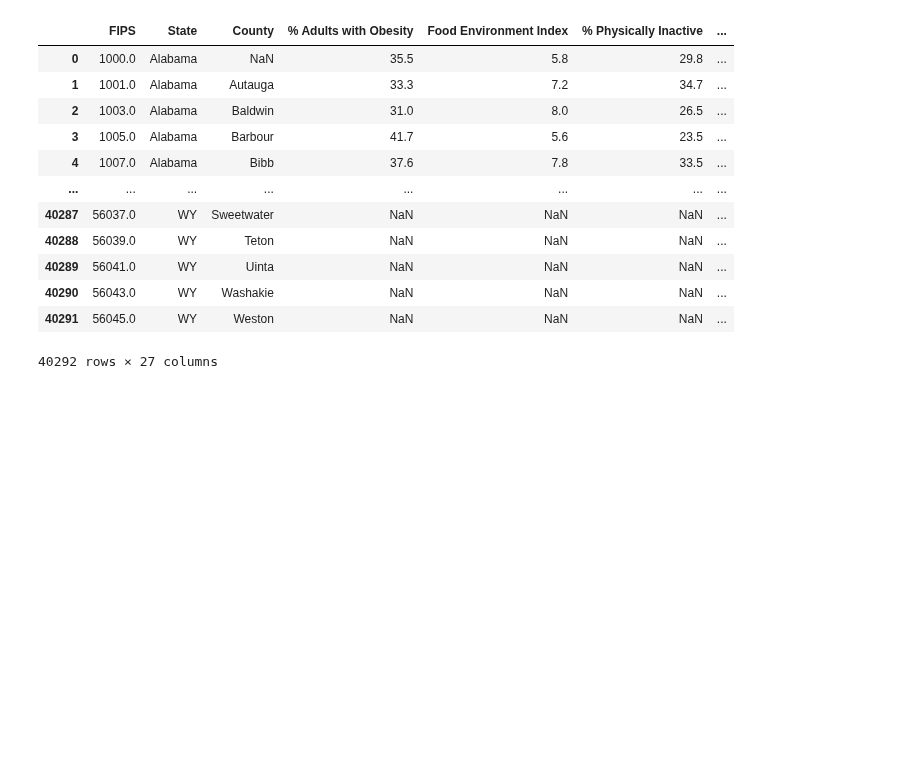
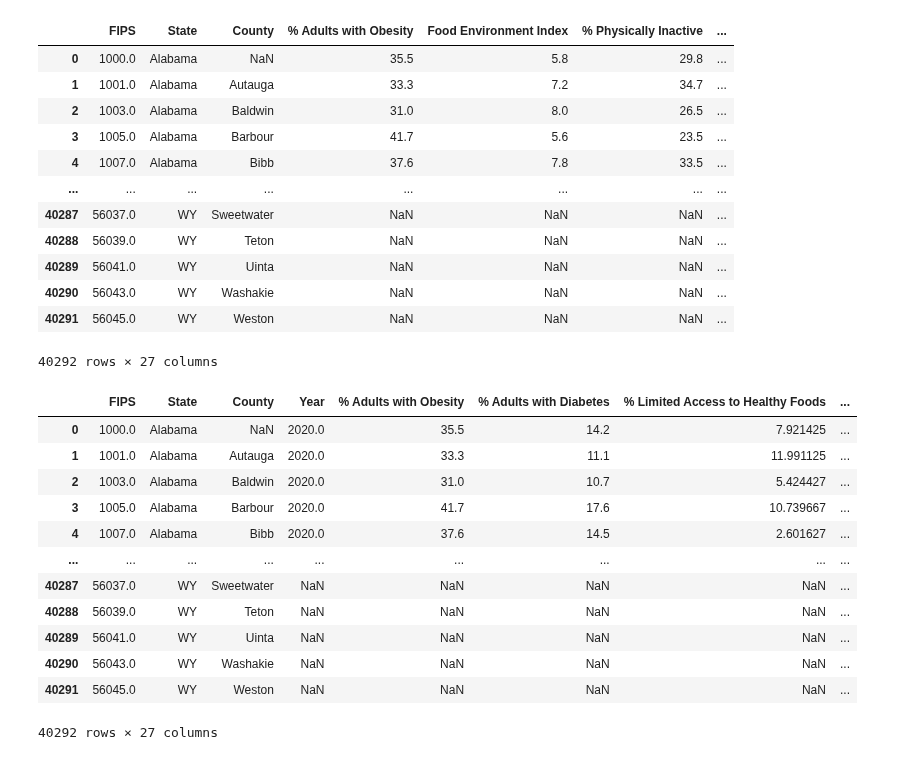
Before and after one commit to Chahnaz-Kbaisi/diet-habits-disease-us, a Jupyter notebook: ETL/Web_Scrape_ETL.ipynb, the cells around one changed output. Saved outputs shown, nothing was run; the diff lists cells and outputs as text; code cells hidden in the pictures; blank space fills up the shorter version.

Commit message:
Logic to rearrange columns in the final dataframe

```diff
--- a/ETL/Web_Scrape_ETL.ipynb
+++ b/ETL/Web_Scrape_ETL.ipynb
@@ -1254,3 +1254,47 @@ final_df
 | 40290 | 56043.0 | WY | Washakie | NaN | NaN | NaN | ... |
 | 40291 | 56045.0 | WY | Weston | NaN | NaN | NaN | ... |
 40292 rows × 27 columns
+# %%
+# Rearrange columns
+final_df = final_df[['FIPS',
+                     'State',
+                     'County',
+                     'Year',
+                     '% Adults with Obesity',
+                     '% Adults with Diabetes',
+                     '% Limited Access to Healthy Foods',
+                     'Food Environment Index',
+                     '% Physically Inactive',
+                     '% With Access to Exercise Opportunities',
+                     '# Primary Care Physicians',
+                     'Primary Care Physicians Rate',
+                     '# Mental Health Providers',
+                     'Mental Health Provider Rate',
+                     'High School Graduation Rate',
+                     '% Some College',
+                     '% Unemployed',
+                     'Income Ratio',
+                     'Median Household Income',
+                     'Household Income (Asian)',
+                     'Household Income (Black)',
+                     'Household Income (Hispanic)',
+                     'Household Income (White)',
+                     'Expenditures per capita, fast food',
+                     'Expenditures per capita, restaurants',
+                     'Direct farm sales per capita',
+                     'Direct farm sales per capita (% change), 2007 - 12']]
+final_df
+# %% [output]
+|  | FIPS | State | County | Year | % Adults with Obesity | % Adults with Diabetes | % Limited Access to Healthy Foods | ... |
+| 0 | 1000.0 | Alabama | NaN | 2020.0 | 35.5 | 14.2 | 7.921425 | ... |
+| 1 | 1001.0 | Alabama | Autauga | 2020.0 | 33.3 | 11.1 | 11.991125 | ... |
+| 2 | 1003.0 | Alabama | Baldwin | 2020.0 | 31.0 | 10.7 | 5.424427 | ... |
+| 3 | 1005.0 | Alabama | Barbour | 2020.0 | 41.7 | 17.6 | 10.739667 | ... |
+| 4 | 1007.0 | Alabama | Bibb | 2020.0 | 37.6 | 14.5 | 2.601627 | ... |
+| ... | ... | ... | ... | ... | ... | ... | ... | ... |
+| 40287 | 56037.0 | WY | Sweetwater | NaN | NaN | NaN | NaN | ... |
+| 40288 | 56039.0 | WY | Teton | NaN | NaN | NaN | NaN | ... |
+| 40289 | 56041.0 | WY | Uinta | NaN | NaN | NaN | NaN | ... |
+| 40290 | 56043.0 | WY | Washakie | NaN | NaN | NaN | NaN | ... |
+| 40291 | 56045.0 | WY | Weston | NaN | NaN | NaN | NaN | ... |
+40292 rows × 27 columns
```
